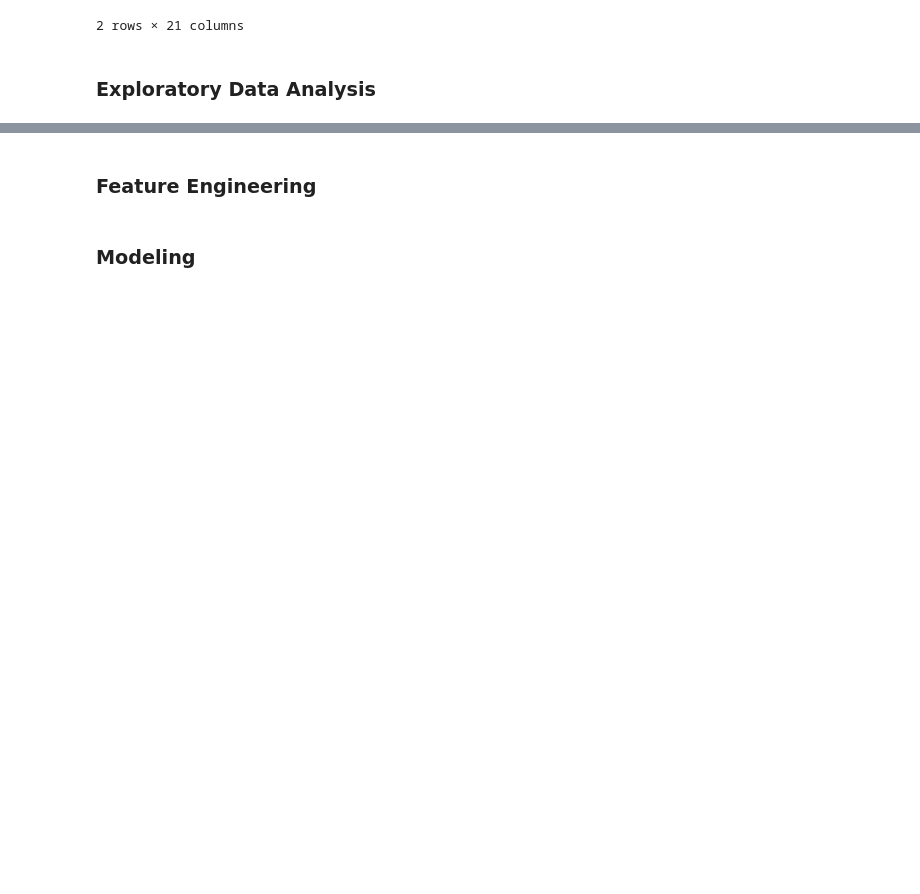
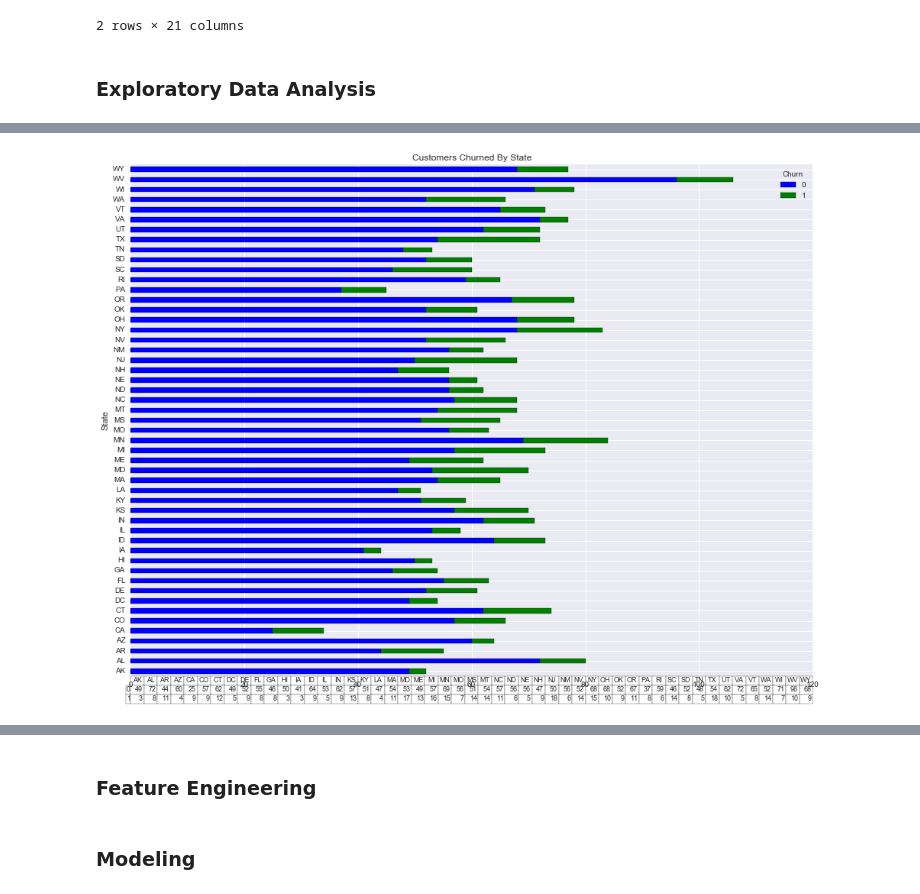
Before and after one commit to dougkelly/DK_ChurnModel, a Jupyter notebook: DK_ChurnModel.ipynb, the cells around one changed output, grey strips where cells are left out. Saved outputs shown, nothing was run; the diff lists cells and outputs as text; code cells hidden in the pictures; blank space fills up the shorter version.

```diff
--- a/DK_ChurnModel.ipynb
+++ b/DK_ChurnModel.ipynb
@@ -73,3 +98,8 @@ churn.Churn.hist()
+# %%
+churn2 = churn.groupby(['State','Churn'])['Churn'].count().unstack()
+churn2.plot(kind='barh',stacked=True, figsize=(16,12), title='Customers Churned By State', table=True);
+# %% [output]
+[figure, added]
 # %%
 churn_subset1 = churn[['Account Length', 'Intl Plan', 'VMail Plan', 'CustServ Calls', 'Churn']]
 # %%
```
Also changed, not shown: parts of 38 cells of this notebook.
